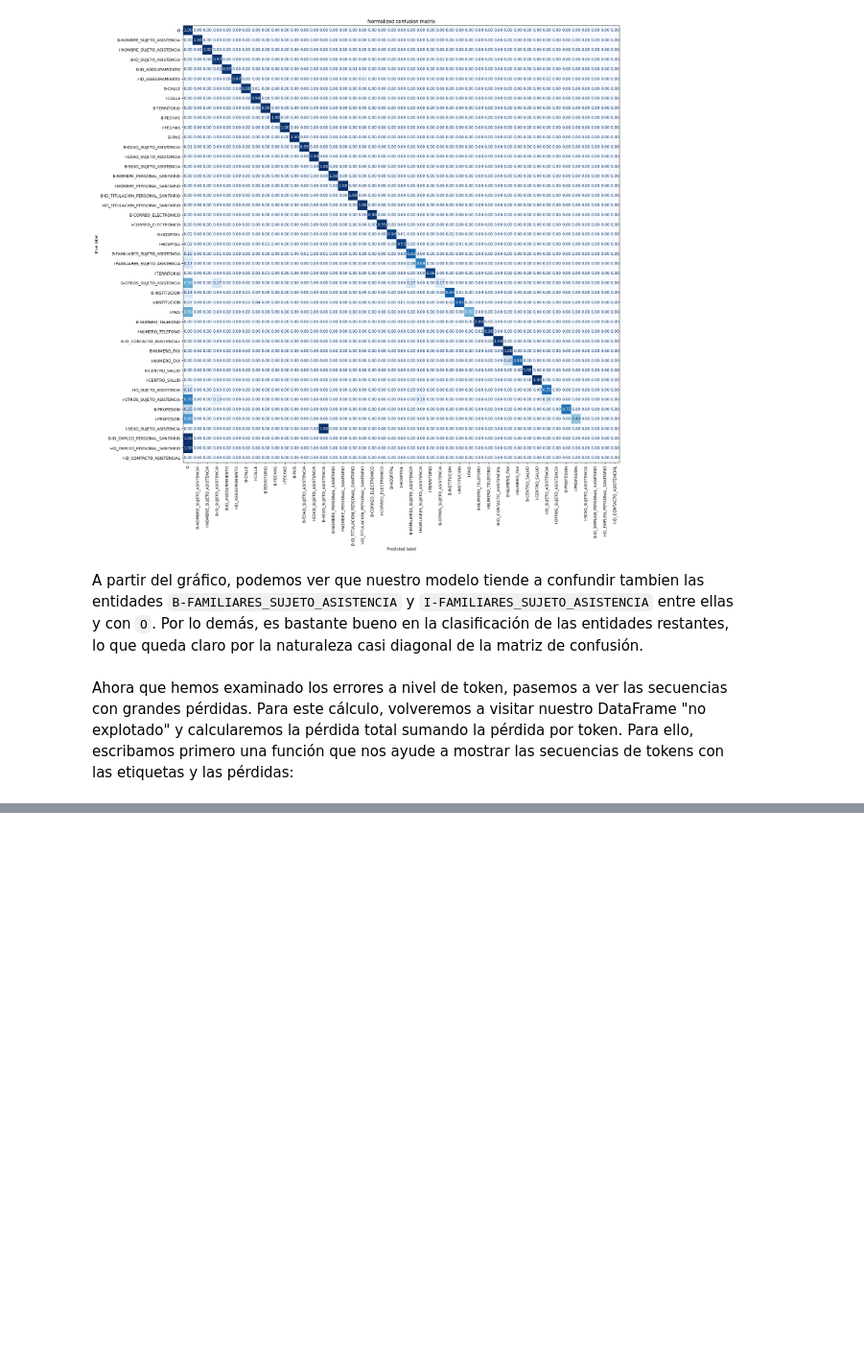
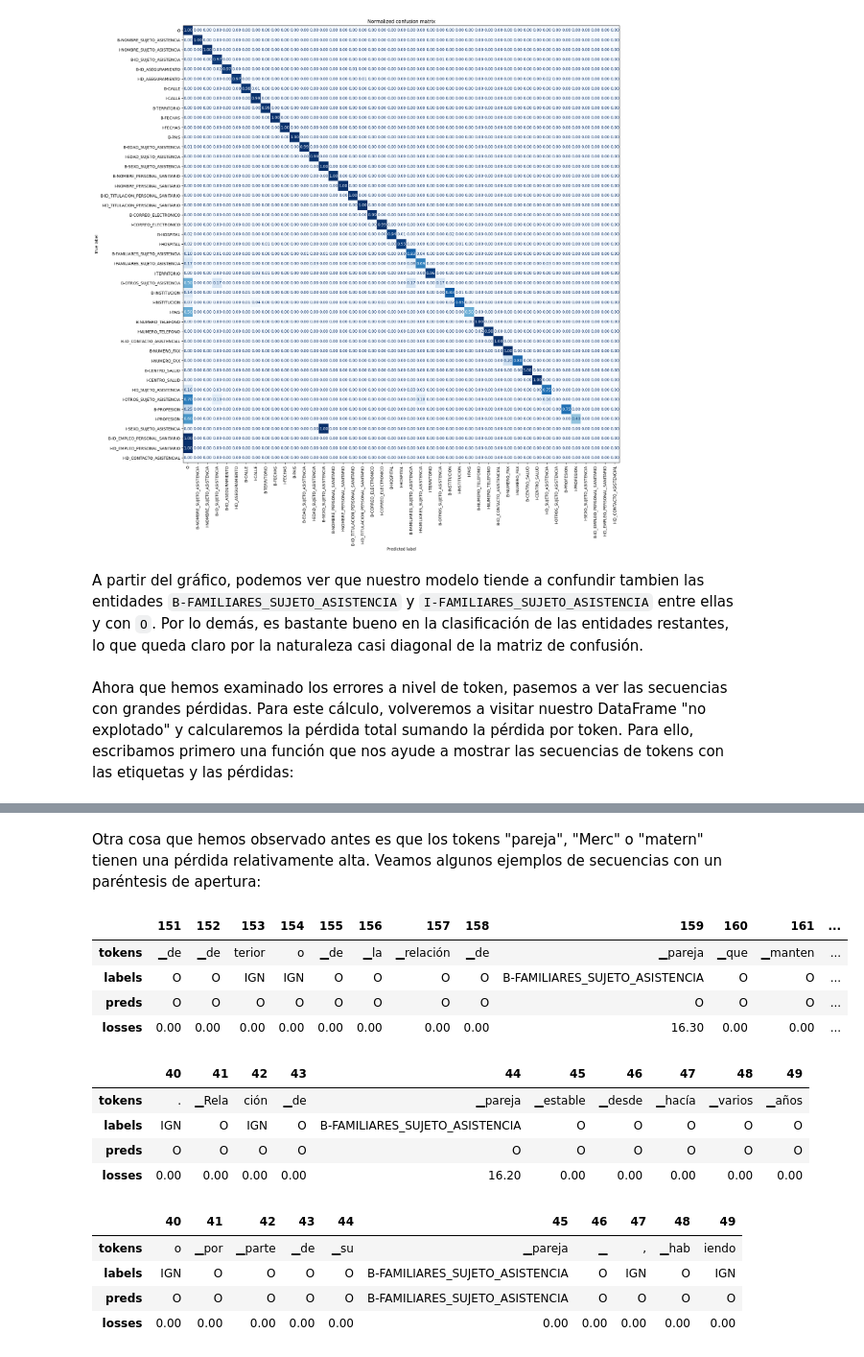
Before and after one commit to GuiGel/MedDocAn, a Jupyter notebook: cdti/meddocan/transformers.ipynb, the cells around one changed output, grey strips where cells are left out. Shown: that part at 96% size. Drawn from its saved outputs; the diff is of its cells as text; code cells hidden in the pictures; blank space fills up the shorter version.

```diff
--- a/cdti/meddocan/transformers.ipynb
+++ b/cdti/meddocan/transformers.ipynb
@@ -941,0 +1015,26 @@ Ahora que hemos examinado los errores a nivel de token, pasemos a ver las secuen
+# %% [markdown]
+Otra cosa que hemos observado antes es que los tokens "pareja", "Merc" o "matern" tienen una pérdida relativamente alta. Veamos algunos ejemplos de secuencias con un paréntesis de apertura:
+# %%
+pd.set_option('display.max_rows', None)
+df_tmp = df.loc[df["input_tokens"].apply(lambda x: u"\u2581pareja" in x)].head(3)
+for i, sample in enumerate(get_samples(df_tmp)):
+    if i == 0:
+        display(sample.T.iloc[151:165].T)
+    else:
+        display(sample.T.iloc[40:50].T)
+# %% [output]
+|  | 151 | 152 | 153 | 154 | 155 | 156 | 157 | 158 | 159 | 160 | 161 | ... |
+| tokens | ▁de | ▁de | terior | o | ▁de | ▁la | ▁relación | ▁de | ▁pareja | ▁que | ▁manten | ... |
+| labels | O | O | IGN | IGN | O | O | O | O | B-FAMILIARES_SUJETO_ASISTENCIA | O | O | ... |
+| preds | O | O | O | O | O | O | O | O | O | O | O | ... |
+| losses | 0.00 | 0.00 | 0.00 | 0.00 | 0.00 | 0.00 | 0.00 | 0.00 | 16.30 | 0.00 | 0.00 | ... |
+|  | 40 | 41 | 42 | 43 | 44 | 45 | 46 | 47 | 48 | 49 |
+| tokens | . | ▁Rela | ción | ▁de | ▁pareja | ▁estable | ▁desde | ▁hacía | ▁varios | ▁años |
+| labels | IGN | O | IGN | O | B-FAMILIARES_SUJETO_ASISTENCIA | O | O | O | O | O |
+| preds | O | O | O | O | O | O | O | O | O | O |
+| losses | 0.00 | 0.00 | 0.00 | 0.00 | 16.20 | 0.00 | 0.00 | 0.00 | 0.00 | 0.00 |
+|  | 40 | 41 | 42 | 43 | 44 | 45 | 46 | 47 | 48 | 49 |
+| tokens | o | ▁por | ▁parte | ▁de | ▁su | ▁pareja | ▁ | , | ▁hab | iendo |
+| labels | IGN | O | O | O | O | B-FAMILIARES_SUJETO_ASISTENCIA | O | IGN | O | IGN |
+| preds | O | O | O | O | O | B-FAMILIARES_SUJETO_ASISTENCIA | O | O | O | O |
+| losses | 0.00 | 0.00 | 0.00 | 0.00 | 0.00 | 0.00 | 0.00 | 0.00 | 0.00 | 0.00 |
```
Also changed, not shown: parts of 4 cells of this notebook.
